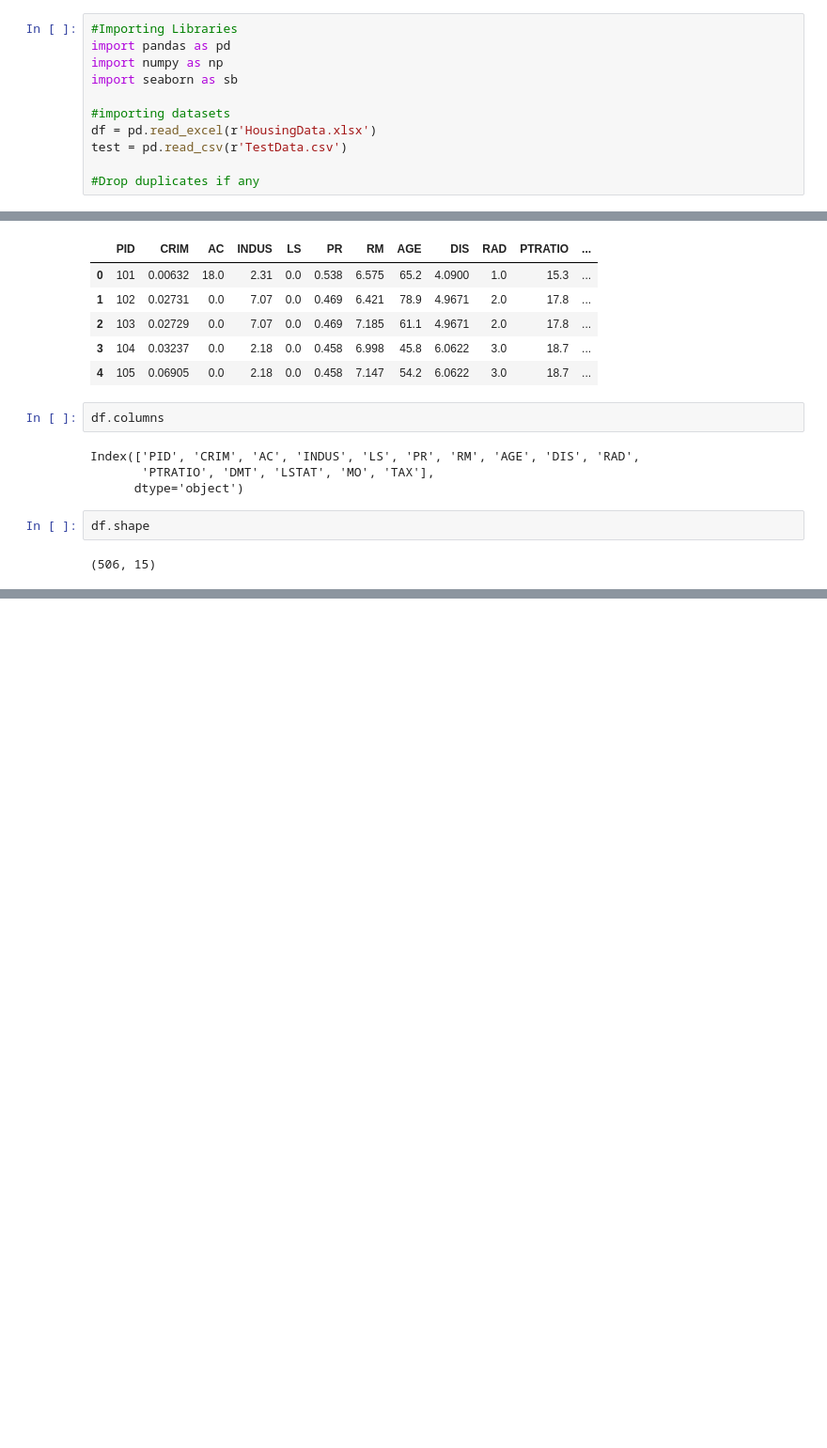
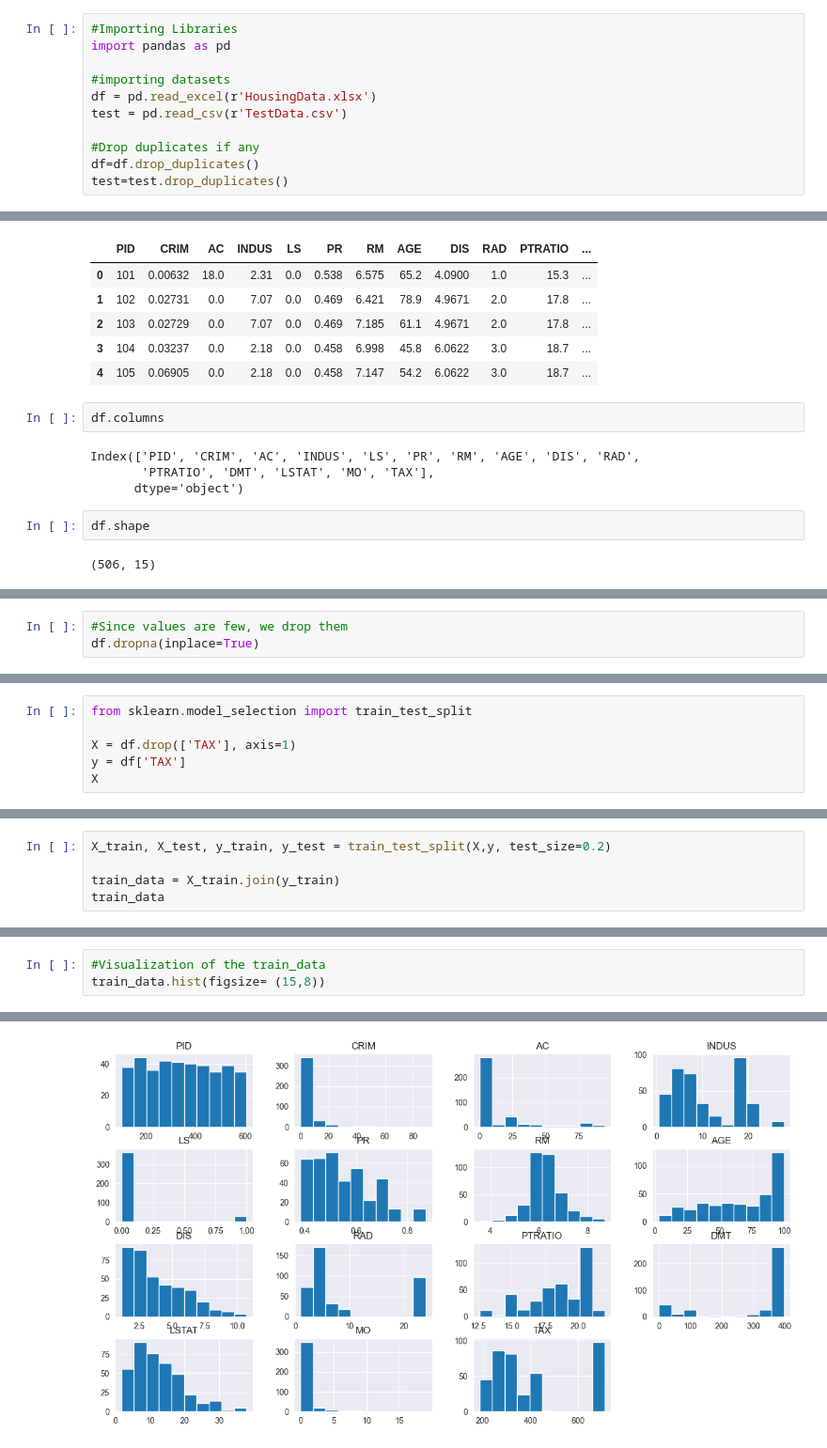
Before and after one commit to slubambo/Housing-Data-Dataset-Prediction, a Jupyter notebook: HousingData.ipynb, the cells around one changed output, grey strips where cells are left out. Shown at 94% size. Cells and saved outputs as stored; diff of their text form; blank space fills up the shorter version.

```diff
--- a/HousingData.ipynb
+++ b/HousingData.ipynb
@@ -5,14 +5,14 @@ The Assignment: Using the HousingData dataset to determine, the tax paid per res
 # %%
 #Importing Libraries
 import pandas as pd
-import numpy as np
-import seaborn as sb
 
 #importing datasets
 df = pd.read_excel(r'HousingData.xlsx')
 test = pd.read_csv(r'TestData.csv')
 
 #Drop duplicates if any
+df=df.drop_duplicates()
+test=test.drop_duplicates()
 # %% [markdown]
 ## Data Exploration
 # %%
@@ -51,3 +69,6 @@ df.describe()
+# %%
+#Since values are few, we drop them
+df.dropna(inplace=True)
 # %%
 #Null values
 df.isnull().sum()
@@ -75,0 +115,6 @@ sb.relplot(x='TAX', y = 'AGE', data=df)
+# %%
+from sklearn.model_selection import train_test_split
+
+X = df.drop(['TAX'], axis=1)
+y = df['TAX']
+X
@@ -75,0 +135,5 @@ sb.relplot(x='TAX', y = 'AGE', data=df)
+# %%
+X_train, X_test, y_train, y_test = train_test_split(X,y, test_size=0.2)
+
+train_data = X_train.join(y_train)
+train_data
@@ -75,0 +154,4 @@ sb.relplot(x='TAX', y = 'AGE', data=df)
+# %%
+#Visualization of the train_data
+train_data.hist(figsize= (15,8))
+# %% [output]
@@ -75,0 +169 @@ sb.relplot(x='TAX', y = 'AGE', data=df)
+[figure, added]
```
Also changed, not shown: parts of 28 cells of this notebook.
